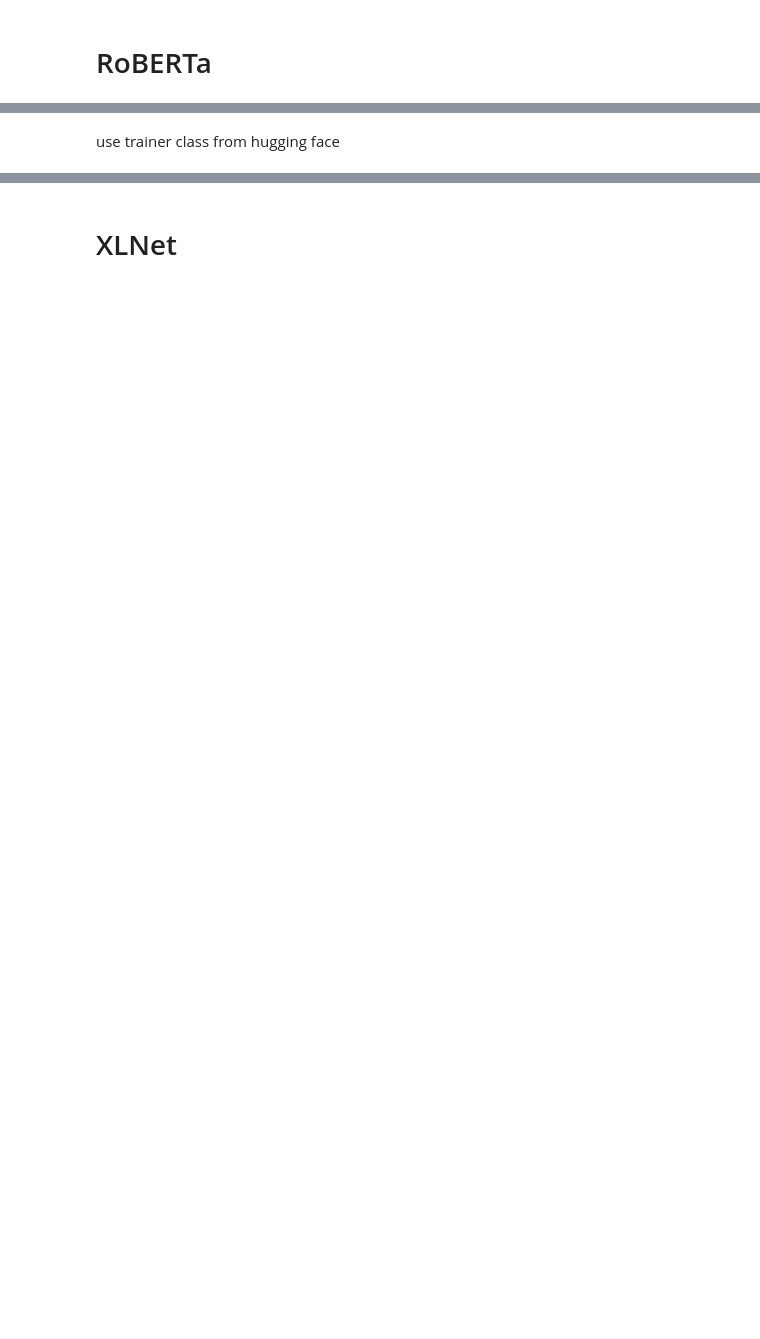
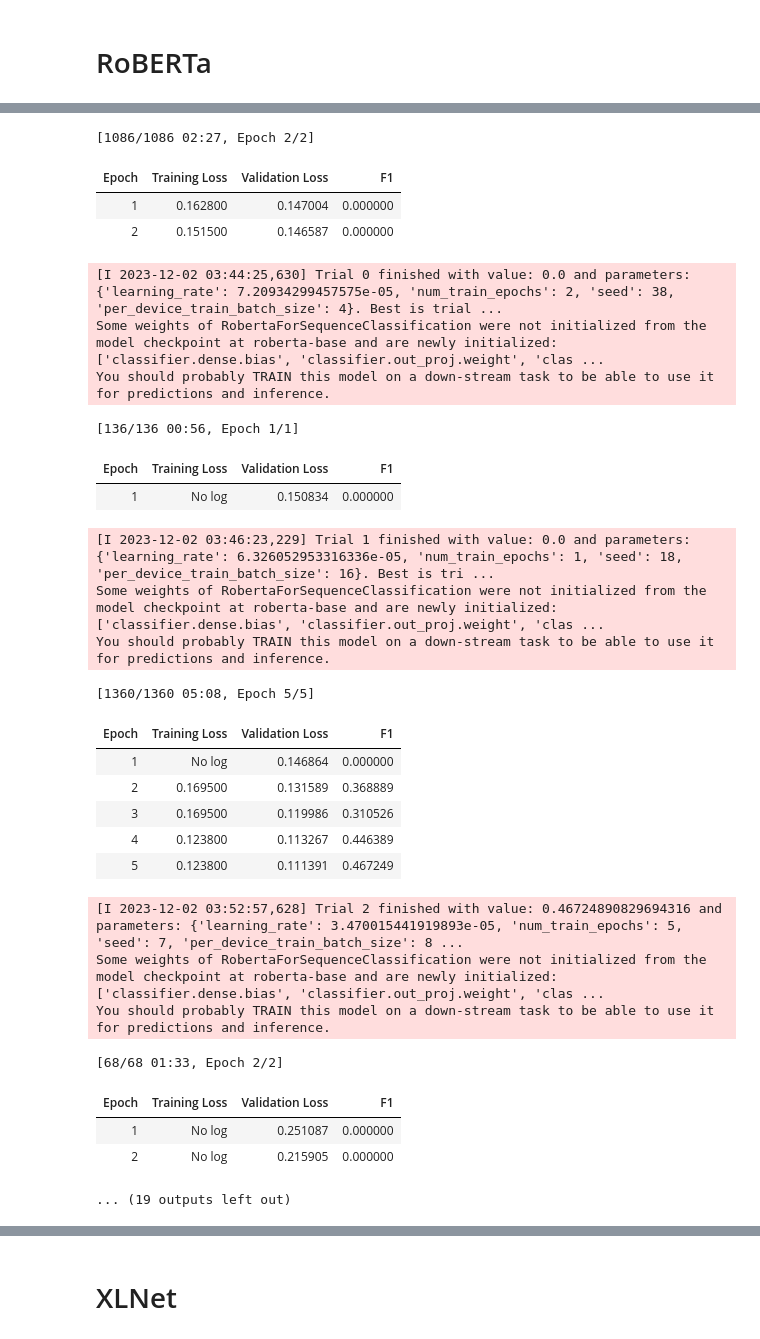
Before and after one commit to zpuiy/Emotion-Recognition, a Jupyter notebook: train.ipynb, the cells around one changed output, grey strips where cells are left out. Cells and saved outputs as stored; diff of their text form; code cells hidden in the pictures; blank space fills up the shorter version.

```diff
--- a/train.ipynb
+++ b/train.ipynb
@@ -425,11 +379,15 @@ learning rate 2e-5
 threshold 0.5
 # %%
 from transformers import RobertaForSequenceClassification
+
 base = "roberta-base"
-n_batch = 128
-max_length = 64
+n_batch = 256
+max_length = 128
 lr = 2e-5
 thres = 0.5
+n_epoch = 5
 roberta_tokenizer = AutoTokenizer.from_pretrained(base, use_fast=True, model_max_length=max_length, do_lower_case=False)
 
-train_and_eval(base, RobertaForSequenceClassification, roberta_tokenizer, n_batch, max_length, thres, lr)
+# base, sequence_classification, tokenizer, n_batch, max_length, thres=0.5, n_epoch=5, lr=2e-5
+best_run = train_and_eval(base, RobertaForSequenceClassification, roberta_tokenizer, n_batch, max_length, thres, n_epoch, lr)
+# %% [output]
@@ -436,3 +400,29 @@ train_and_eval(base, RobertaForSequenceClassification, roberta_tokenizer, n_batc
+[1086/1086 02:27, Epoch 2/2]
+| Epoch | Training Loss | Validation Loss | F1 |
+| 1 | 0.162800 | 0.147004 | 0.000000 |
+| 2 | 0.151500 | 0.146587 | 0.000000 |
+[I 2023-12-02 03:44:25,630] Trial 0 finished with value: 0.0 and parameters: {'learning_rate': 7.20934299457575e-05, 'num_train_epochs': 2, 'seed': 38, 'per_device_train_batch_size': 4}. Best is trial ...
+Some weights of RobertaForSequenceClassification were not initialized from the model checkpoint at roberta-base and are newly initialized: ['classifier.dense.bias', 'classifier.out_proj.weight', 'clas ...
+You should probably TRAIN this model on a down-stream task to be able to use it for predictions and inference.
+[136/136 00:56, Epoch 1/1]
+| Epoch | Training Loss | Validation Loss | F1 |
+| 1 | No log | 0.150834 | 0.000000 |
+[I 2023-12-02 03:46:23,229] Trial 1 finished with value: 0.0 and parameters: {'learning_rate': 6.326052953316336e-05, 'num_train_epochs': 1, 'seed': 18, 'per_device_train_batch_size': 16}. Best is tri ...
+Some weights of RobertaForSequenceClassification were not initialized from the model checkpoint at roberta-base and are newly initialized: ['classifier.dense.bias', 'classifier.out_proj.weight', 'clas ...
+You should probably TRAIN this model on a down-stream task to be able to use it for predictions and inference.
+[1360/1360 05:08, Epoch 5/5]
+| Epoch | Training Loss | Validation Loss | F1 |
+| 1 | No log | 0.146864 | 0.000000 |
+| 2 | 0.169500 | 0.131589 | 0.368889 |
+| 3 | 0.169500 | 0.119986 | 0.310526 |
+| 4 | 0.123800 | 0.113267 | 0.446389 |
+| 5 | 0.123800 | 0.111391 | 0.467249 |
+[I 2023-12-02 03:52:57,628] Trial 2 finished with value: 0.46724890829694316 and parameters: {'learning_rate': 3.470015441919893e-05, 'num_train_epochs': 5, 'seed': 7, 'per_device_train_batch_size': 8 ...
+Some weights of RobertaForSequenceClassification were not initialized from the model checkpoint at roberta-base and are newly initialized: ['classifier.dense.bias', 'classifier.out_proj.weight', 'clas ...
+You should probably TRAIN this model on a down-stream task to be able to use it for predictions and inference.
+[68/68 01:33, Epoch 2/2]
+| Epoch | Training Loss | Validation Loss | F1 |
+| 1 | No log | 0.251087 | 0.000000 |
+| 2 | No log | 0.215905 | 0.000000 |
+... (19 outputs left out)
-# %% [markdown]
-use trainer class from hugging face
 # %%
```
Also changed, not shown: parts of 27 cells of this notebook.
